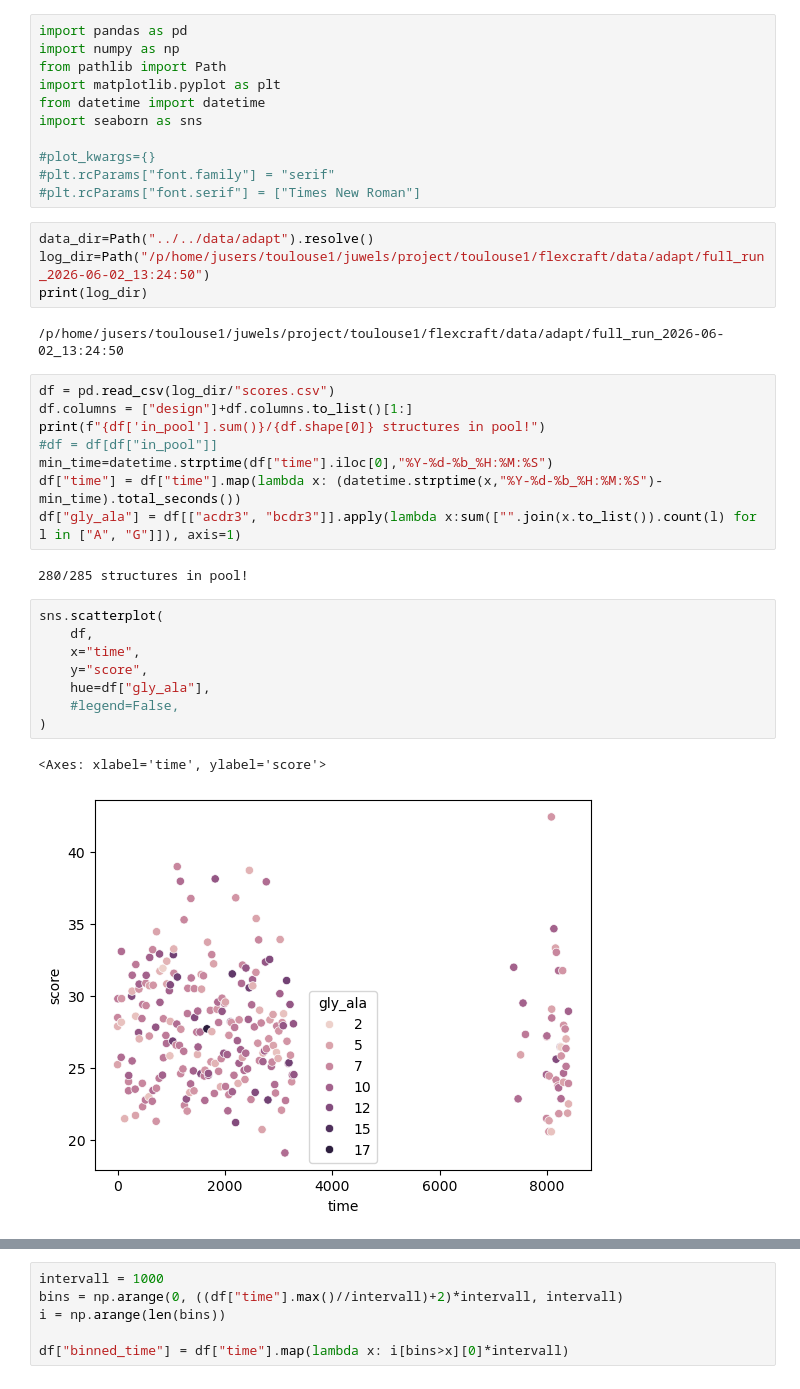
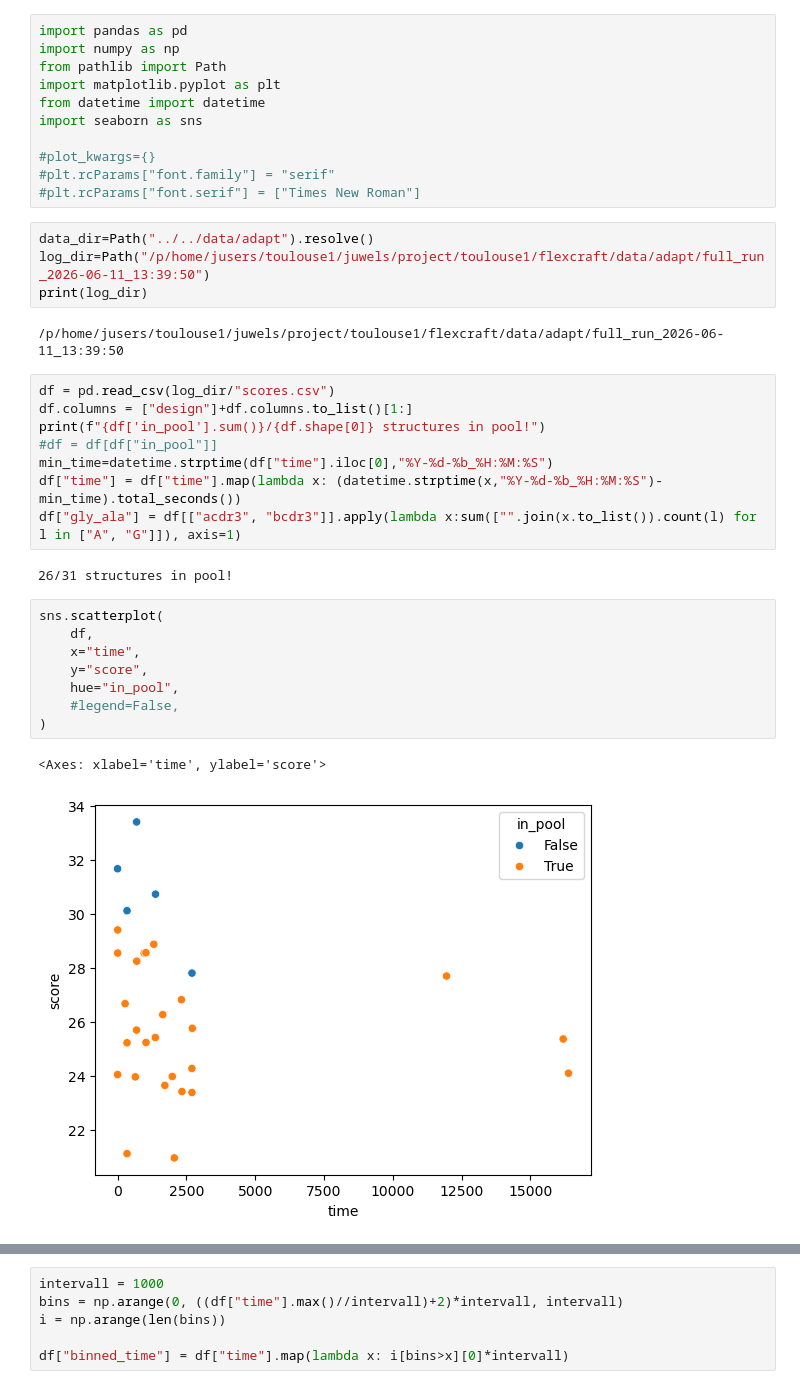
Before and after one commit to NTBiotech/flexcraft, a Jupyter notebook: notebooks/adapt/full_run_analysis.ipynb, the cells around one changed output, grey strips where cells are left out. Drawn from its saved outputs; the diff is of its cells as text.

```diff
--- a/notebooks/adapt/full_run_analysis.ipynb
+++ b/notebooks/adapt/full_run_analysis.ipynb
@@ -11,10 +11,10 @@ import seaborn as sns
 #plt.rcParams["font.serif"] = ["Times New Roman"]
 # %%
 data_dir=Path("../../data/adapt").resolve()
-log_dir=Path("/p/home/jusers/toulouse1/juwels/project/toulouse1/flexcraft/data/adapt/full_run_2026-06-02_13:24:50")
+log_dir=Path("/p/home/jusers/toulouse1/juwels/project/toulouse1/flexcraft/data/adapt/full_run_2026-06-11_13:39:50")
 print(log_dir)
 # %% [output]
-/p/home/jusers/toulouse1/juwels/project/toulouse1/flexcraft/data/adapt/full_run_2026-06-02_13:24:50
+/p/home/jusers/toulouse1/juwels/project/toulouse1/flexcraft/data/adapt/full_run_2026-06-11_13:39:50
 # %%
 df = pd.read_csv(log_dir/"scores.csv")
 df.columns = ["design"]+df.columns.to_list()[1:]
@@ -24,16 +24,16 @@ min_time=datetime.strptime(df["time"].iloc[0],"%Y-%d-%b_%H:%M:%S")
 df["time"] = df["time"].map(lambda x: (datetime.strptime(x,"%Y-%d-%b_%H:%M:%S")-min_time).total_seconds())
 df["gly_ala"] = df[["acdr3", "bcdr3"]].apply(lambda x:sum(["".join(x.to_list()).count(l) for l in ["A", "G"]]), axis=1)
 # %% [output]
-280/285 structures in pool!
+26/31 structures in pool!
 # %%
 sns.scatterplot(
     df,
     x="time",
     y="score",
-    hue=df["gly_ala"],
+    hue="in_pool",
     #legend=False,
 )
 # %% [output]
 <Axes: xlabel='time', ylabel='score'>
-[figure, old version]
+[figure, new version]
 # %%
```
Also changed, not shown: parts of 4 cells of this notebook, 19 other files.
